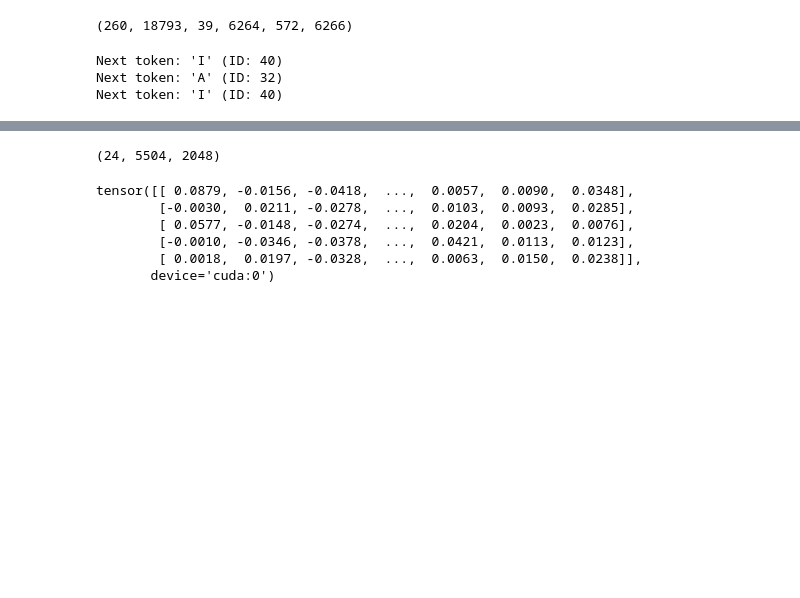
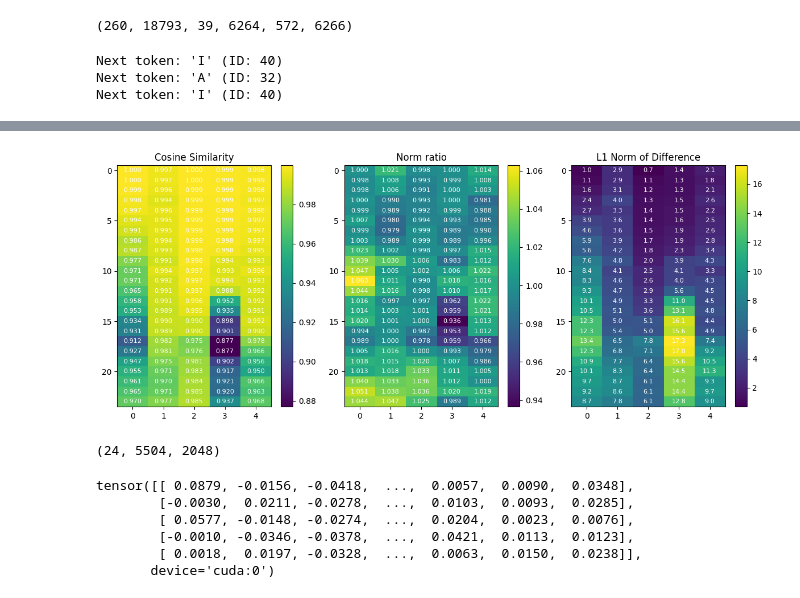
Before and after one commit to skartik04/reasoning, a Jupyter notebook: trans_lens.ipynb, the cells around one changed output, grey strips where cells are left out. Saved outputs shown, nothing was run; the diff lists cells and outputs as text; code cells hidden in the pictures; blank space fills up the shorter version.

```diff
--- a/trans_lens.ipynb
+++ b/trans_lens.ipynb
@@ -151,3 +203,86 @@ plt.show()
+# %%
+harmful_q = torch.load('/mnt/SSD7/kartik/reasoning/residuals/harmful_stack.pt')
+harmless_q = torch.load('/mnt/SSD7/kartik/reasoning/residuals/harmless_stack.pt')
+
+residuals_nothink = torch.load('/mnt/SSD7/kartik/reasoning/residuals/residuals_nothink_Qwen_Qwen3-1.7B.pt')['post']
+residuals_think = torch.load('/mnt/SSD7/kartik/reasoning/residuals/residuals_think_Qwen_Qwen3-1.7B.pt')['post']
+# %%
+# Create a matrix of cosine similarities and norm ratios for all layers and token positions
+
+cache_1 = residuals_nothink.mean(dim=0)
+cache_2 = residuals_think.mean(dim=0)
+
+similarity_matrix2 = torch.zeros(model.cfg.n_layers, 5)
+norm_ratio_matrix = torch.zeros(model.cfg.n_layers, 5)
+diff_norm_matrix = torch.zeros(model.cfg.n_layers, 5)
+for layer in range(model.cfg.n_layers):
+    for pos in range(5):
+        vec1 = cache_1[layer][-(5-pos)]
+        vec2 = cache_2[layer][-(5-pos)]
+
+        norm_cache = torch.norm(vec2)
+        norm_cache1 = torch.norm(vec1)
+        norm_ratio_matrix[layer, pos] = norm_cache / norm_cache1
+
+        # Normalize vectors for similarity calculation
+        vec1_normalized = vec1 / torch.norm(vec1)
+        vec2_normalized = vec2 / torch.norm(vec2)
+
+        # Calculate L1 norm of difference
+        diff_vec = vec2_normalized - vec1_normalized
+        diff_norm_matrix[layer, pos] = torch.norm(diff_vec, p=1)
+
+
+
+        similarity_matrix2[layer, pos] = F.cosine_similarity(
+            vec2,
+            vec1,
+            dim=0
+        )
+
+
+fig, (ax1, ax2, ax3) = plt.subplots(1, 3, figsize=(12, 5))
+
+# Plot cosine similarity
+im1 = ax1.imshow(similarity_matrix2, aspect='auto', cmap='viridis')
+plt.colorbar(im1, ax=ax1)
+
+# Add text annotations for cosine similarity
+for layer in range(model.cfg.n_layers):
+    for pos in range(5):
+        text = ax1.text(pos, layer, f'{similarity_matrix2[layer, pos]:.3f}',
+                       ha="center", va="center", color="white", fontsize=8)
+
+ax1.set_title('Cosine Similarity')
+
+# Plot norm ratio
+im2 = ax2.imshow(norm_ratio_matrix, aspect='auto', cmap='viridis')
+plt.colorbar(im2, ax=ax2)
+
+# Add text annotations for norm ratio
+for layer in range(model.cfg.n_layers):
+    for pos in range(5):
+        text = ax2.text(pos, layer, f'{norm_ratio_matrix[layer, pos]:.3f}',
+                       ha="center", va="center", color="white", fontsize=8)
+
+ax2.set_title('Norm ratio')
+
+# Plot L1 norm of difference
+im3 = ax3.imshow(diff_norm_matrix, aspect='auto', cmap='viridis')
+plt.colorbar(im3, ax=ax3)
+# ax3.set_yscale('log')
+
+# Add text annotations for L1 norm of difference
+for layer in range(model.cfg.n_layers):
+    for pos in range(5):
+        text = ax3.text(pos, layer, f'{diff_norm_matrix[layer, pos]:.1f}',
+                       ha="center", va="center", color="white", fontsize=8)
+
+ax3.set_title('L1 Norm of Difference')
+plt.tight_layout()
+plt.show()
+# %% [output]
+[figure, added]
 # %%
 model.cfg.n_layers, model.cfg.d_mlp, model.cfg.d_model
 # %% [output]
```
Also changed, not shown: parts of 3 cells of this notebook, 7 other files.
